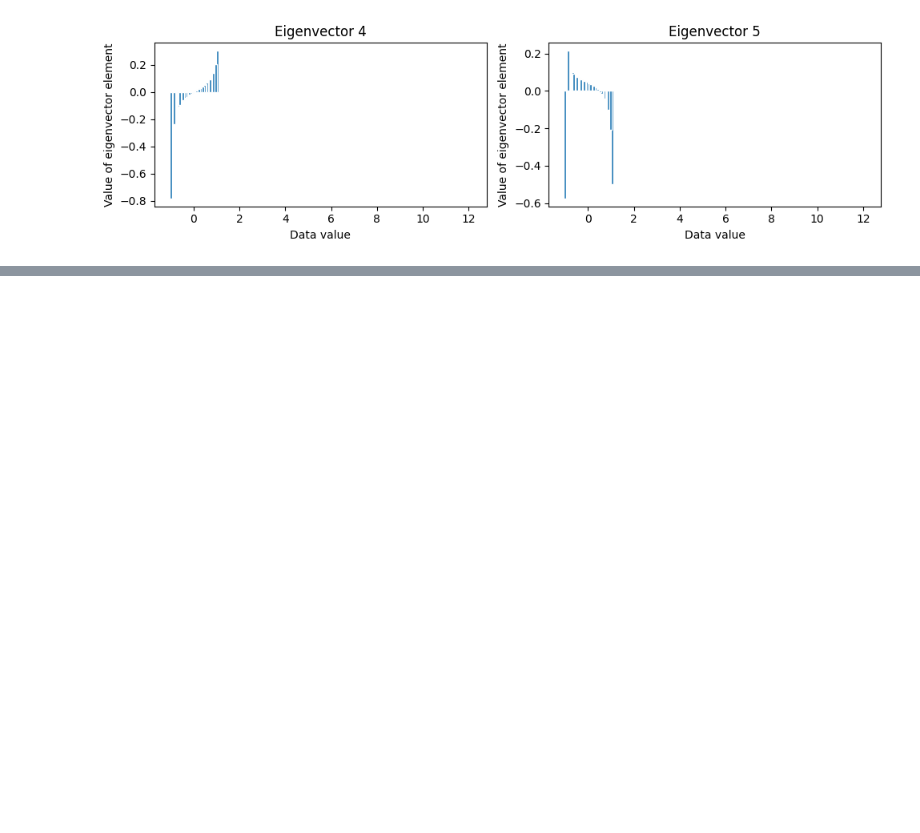
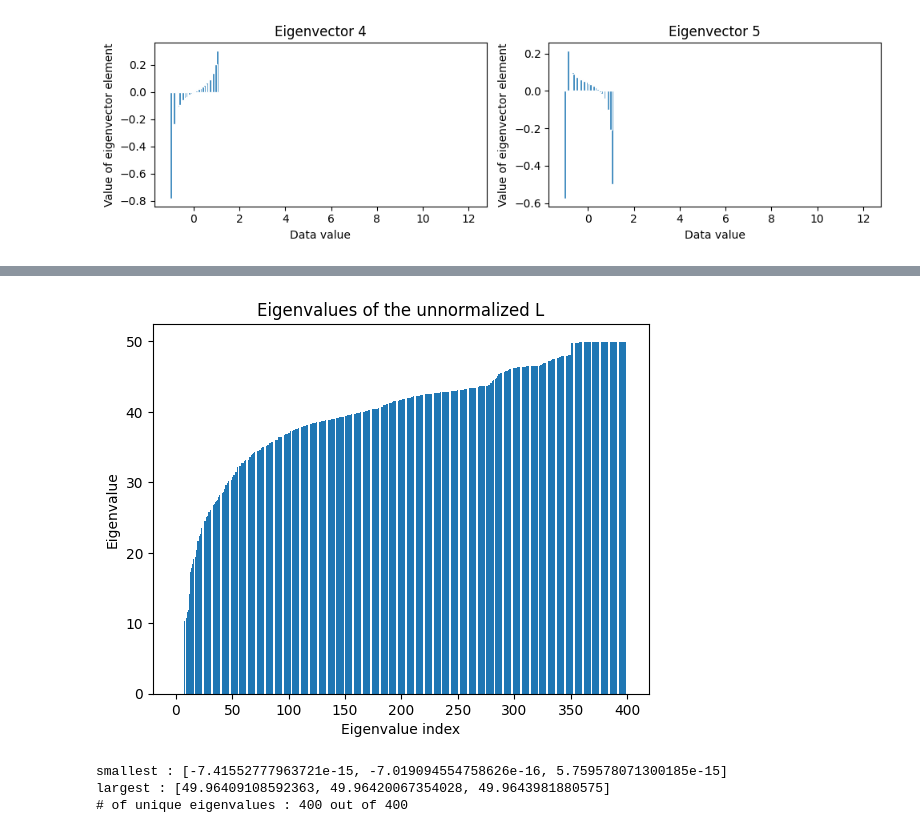
Before and after one commit to 24shiny/Spectral_clustering, a Jupyter notebook: p10_diagonal_regulation.ipynb, the cells around one changed output, grey strips where cells are left out. Cells and saved outputs as stored; diff of their text form; code cells hidden in the pictures; blank space fills up the shorter version.

```diff
--- a/p10_diagonal_regulation.ipynb
+++ b/p10_diagonal_regulation.ipynb
@@ -418,0 +494,18 @@ for row in range(num_rows):
+# %%
+# eigenvalues and vectors calculated by numpy
+L_value, L_vector = np.linalg.eigh(L)
+
+plt.bar(range(len(L_value)), L_value)
+plt.xlabel('Eigenvalue index')
+plt.ylabel('Eigenvalue')
+plt.title('Eigenvalues of the unnormalized L')
+plt.show()
+
+print('smallest :', sorted(L_value)[:3])
+print('largest :', sorted(L_value)[-3:])
+print('# of unique eigenvalues :', len(np.array(np.unique(L_value))), 'out of', len(L_value), ) # multiplicity check
+# %% [output]
+[figure, added]
+smallest : [-7.41552777963721e-15, -7.019094554758626e-16, 5.759578071300185e-15]
+largest : [49.96409108592363, 49.96420067354028, 49.9643981880575]
+# of unique eigenvalues : 400 out of 400
```
Also changed, not shown: parts of 8 cells of this notebook.
